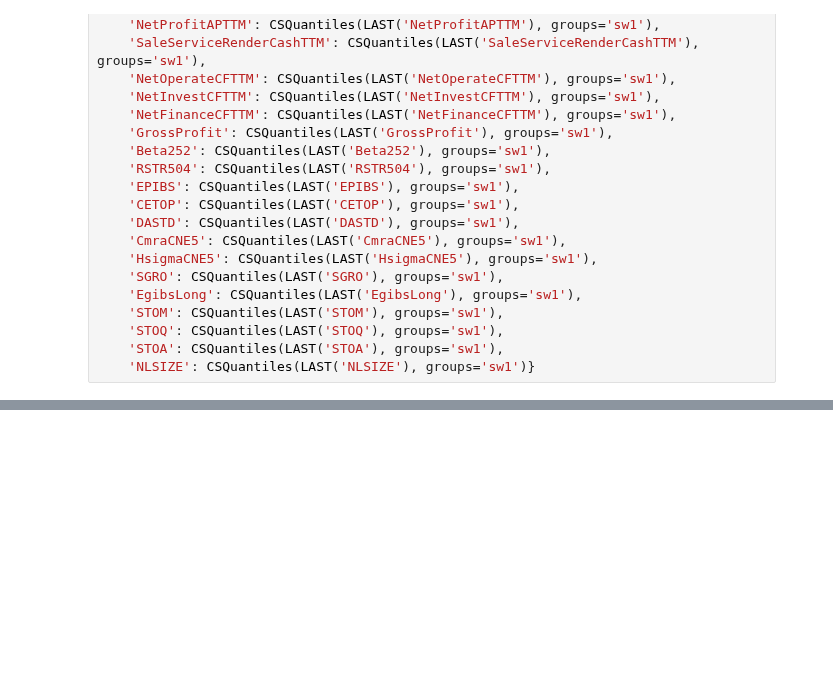
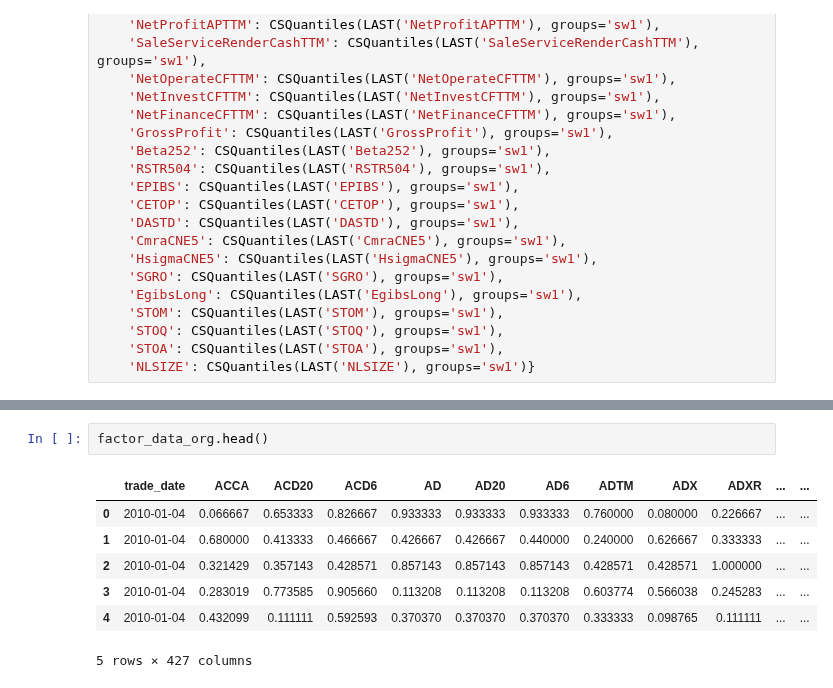
Before and after one commit to STHSF/MultiFactors, a Jupyter notebook: src/data/dataprocess/notebooks/fetch_factor_and_analysis.ipynb, the cells around one changed output, grey strips where cells are left out. Cells and saved outputs as stored; diff of their text form; blank space fills up the shorter version.

```diff
--- a/src/data/dataprocess/notebooks/fetch_factor_and_analysis.ipynb
+++ b/src/data/dataprocess/notebooks/fetch_factor_and_analysis.ipynb
@@ -456 +459,11 @@ factor_data_org = engine.fetch_factor_range(universe, basic_factor_store, dates=
+# %%
+factor_data_org.head()
+# %% [output]
+|  | trade_date | ACCA | ACD20 | ACD6 | AD | AD20 | AD6 | ADTM | ADX | ADXR | ... | ... |
+| 0 | 2010-01-04 | 0.066667 | 0.653333 | 0.826667 | 0.933333 | 0.933333 | 0.933333 | 0.760000 | 0.080000 | 0.226667 | ... | ... |
+| 1 | 2010-01-04 | 0.680000 | 0.413333 | 0.466667 | 0.426667 | 0.426667 | 0.440000 | 0.240000 | 0.626667 | 0.333333 | ... | ... |
+| 2 | 2010-01-04 | 0.321429 | 0.357143 | 0.428571 | 0.857143 | 0.857143 | 0.857143 | 0.428571 | 0.428571 | 1.000000 | ... | ... |
+| 3 | 2010-01-04 | 0.283019 | 0.773585 | 0.905660 | 0.113208 | 0.113208 | 0.113208 | 0.603774 | 0.566038 | 0.245283 | ... | ... |
+| 4 | 2010-01-04 | 0.432099 | 0.111111 | 0.592593 | 0.370370 | 0.370370 | 0.370370 | 0.333333 | 0.098765 | 0.111111 | ... | ... |
+5 rows × 427 columns
 # %%
```
Also changed, not shown: parts of 7 cells of this notebook.
